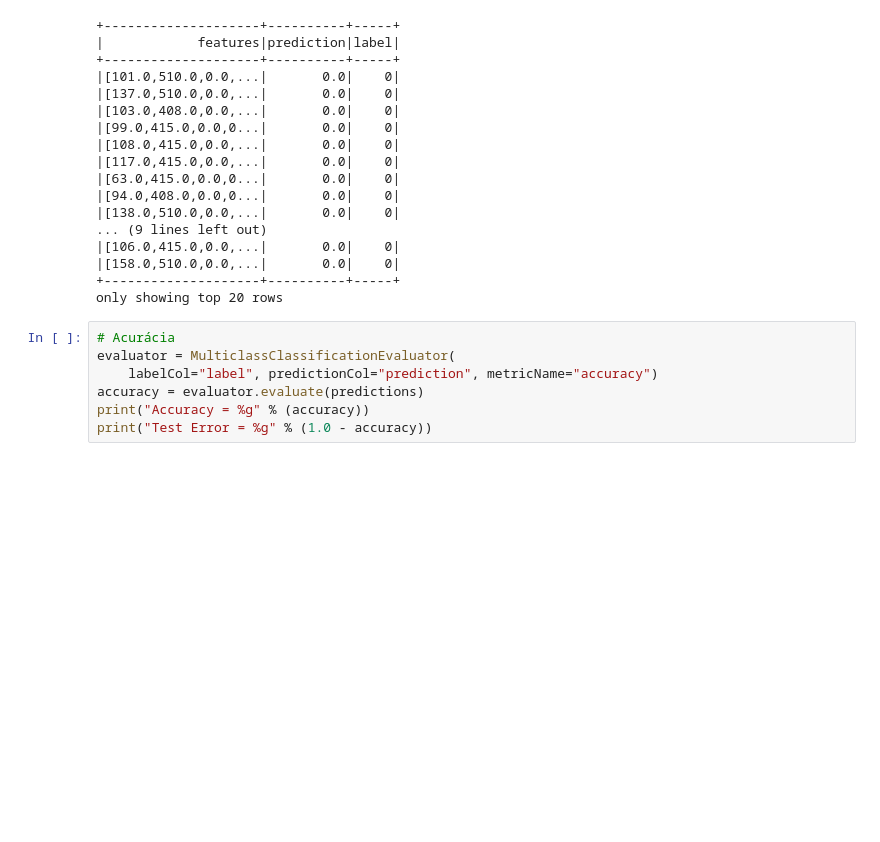
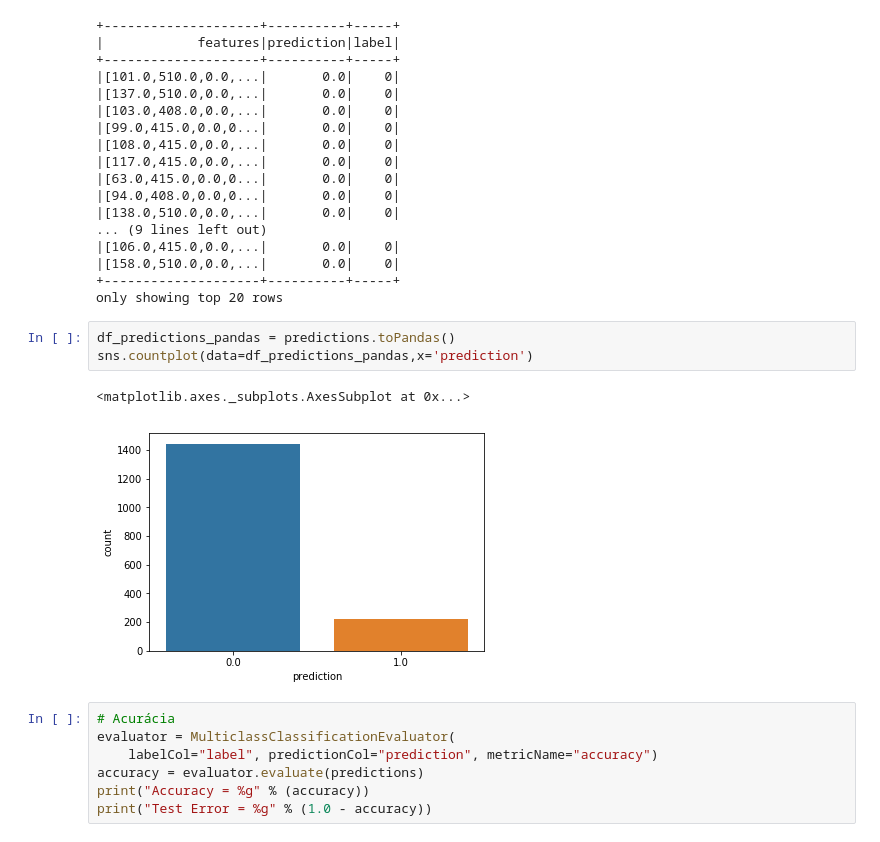
Before and after one commit to HiagoW/PrevendoCustomerChurn, a Jupyter notebook: Projeto-04.ipynb, the cells around one changed output. Drawn from its saved outputs; the diff is of its cells as text; blank space fills up the shorter version.

```diff
--- a/Projeto-04.ipynb
+++ b/Projeto-04.ipynb
@@ -433,6 +485,12 @@ predictions.select("features", "prediction", "label").show()
 |[158.0,510.0,0.0,...|       0.0|    0|
 +--------------------+----------+-----+
 only showing top 20 rows
+# %%
+df_predictions_pandas = predictions.toPandas()
+sns.countplot(data=df_predictions_pandas,x='prediction')
+# %% [output]
+<matplotlib.axes._subplots.AxesSubplot at 0x...>
+[figure, added]
 # %%
 # Acurácia
 evaluator = MulticlassClassificationEvaluator(
```
Also changed, not shown: parts of 9 cells of this notebook.
